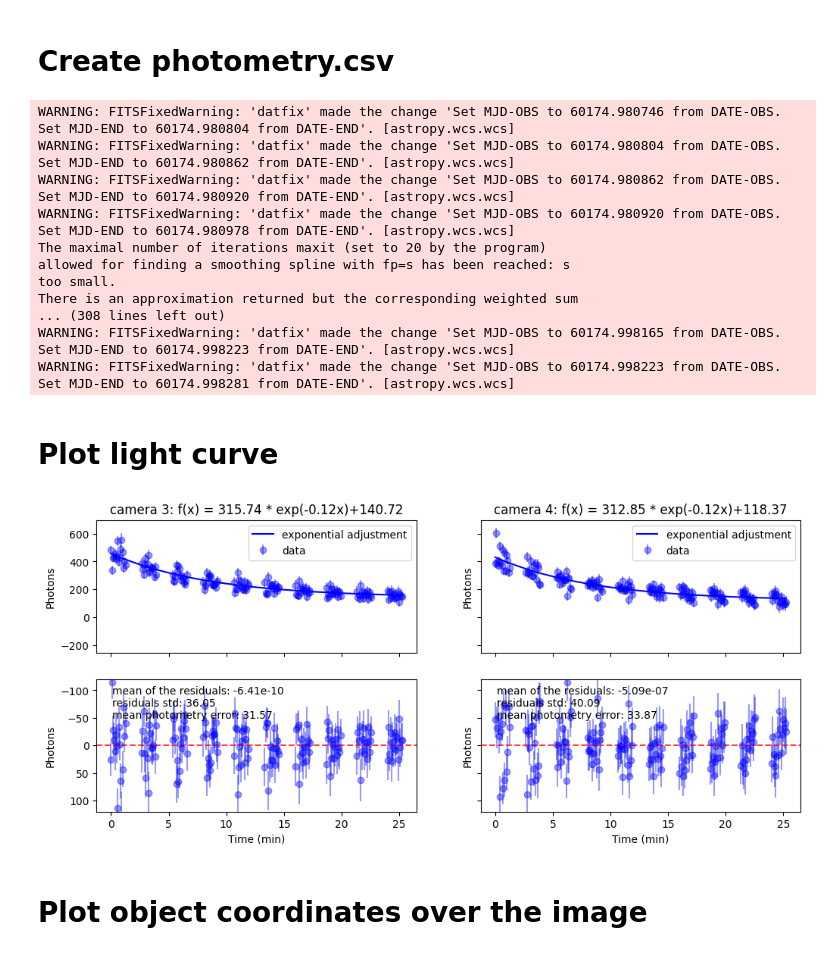
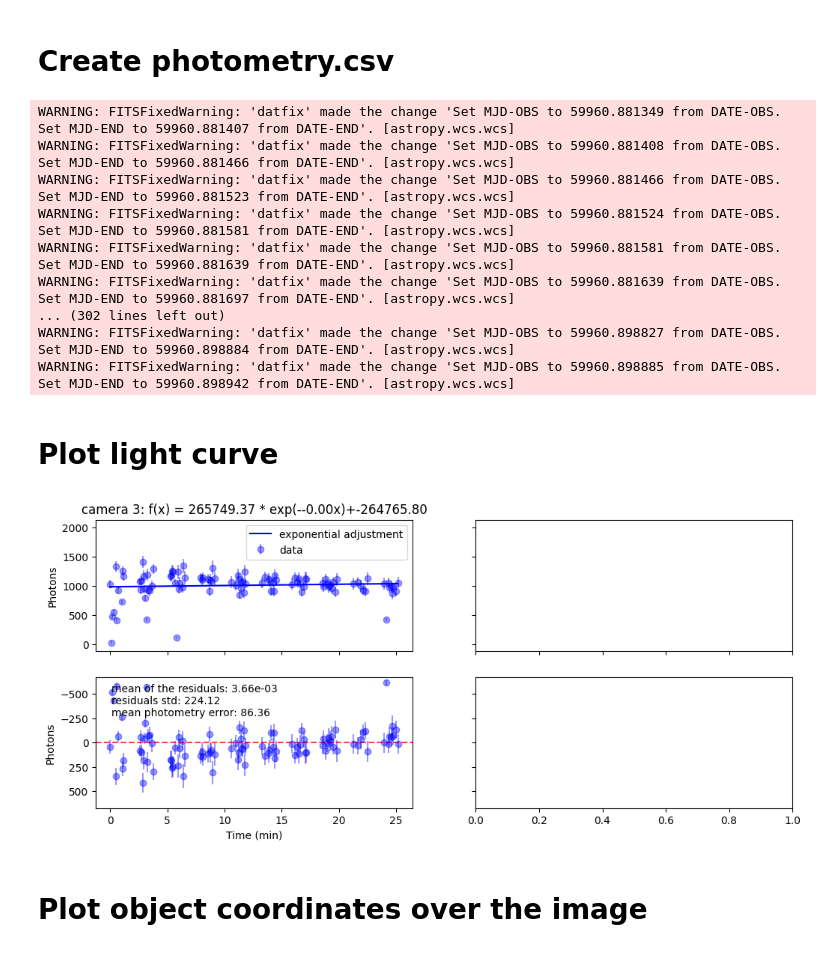
Before and after one commit to DBernardes/Tools-for-the-MOPTOP-pipeline-products, a Jupyter notebook: photometry_extraction.ipynb, the cells around one changed output. Cells and saved outputs as stored; diff of their text form; code cells hidden in the pictures.

```diff
--- a/photometry_extraction.ipynb
+++ b/photometry_extraction.ipynb
@@ -9,25 +9,20 @@ import numpy as np
 from photometry import Photometry
 from copy import copy
 
-star_name = "GRB 230818A"
-experiment = "all data"
+star_name = "GRB 1149293"
 _set = "first"
 camera = 3
-max_box_size = 20
 src_path = os.path.join(
     "..",
     "Pol charact MOPTOP",
     "Scientific objects",
     star_name,
-    experiment,
     f"{_set} set",
-    "combined images",
-    "2 positions",
     star_name,
 )
 
 
-file = os.path.join(src_path, f"4_e_20230818_5_2_1_1.fits")
+file = os.path.join(src_path, os.listdir(src_path)[0])
 image = fits.getdata(file)
 median = np.median(image)
 std = np.median(np.abs(image - median))
@@ -35,7 +30,7 @@ plt.imshow(
     image, vmax=median + 7 * std, vmin=median - 3 * std, origin="lower", cmap="gray"
 )
 
-csv_file = os.path.join(src_path, "..", "..", "setup", f"objects coordinates.csv")
+csv_file = os.path.join(src_path, "..", "setup", f"objects coordinates.csv")
 df = pd.read_csv(csv_file)
 objects = {
     "name": df["name"],
@@ -43,7 +38,7 @@ objects = {
     "dec": df[f"dec_cam{camera}"],
 }
 objects = pd.DataFrame.from_dict(objects)
-phot = Photometry(file, objects, max_box_size)
+phot = Photometry(file, objects)
 phot.reset_object_coords()
 for idx, _object in enumerate(phot.obj_list):
     name, x, y = _object.name, _object.xcoord, _object.ycoord
@@ -72,8 +67,6 @@ for obj_name in objects["name"]:
         "psf_radius": [],
         "star_photons": [],
         "star_error": [],
-        "star_mag": [],
-        "star_mag_err": [],
     }
 
 
@@ -82,7 +75,7 @@ for file in image_list:
     try:
         file_path = os.path.join(src_path, file)
 
-        phot = Photometry(file_path, objects, max_box_size)
+        phot = Photometry(file_path, objects)
         phot.reset_object_coords()
         phot.calc_psf_radius()
         phot.calc_sky_photons()
@@ -97,10 +90,6 @@ for file in image_list:
                 _object.star_photons
             )
             objects_photometry[_object.name]["star_error"].append(_object.star_err)
-            objects_photometry[_object.name]["star_mag"].append(_object.star_mag)
-            objects_photometry[_object.name]["star_mag_err"].append(
-                _object.star_mag_err
-            )
     except ValueError:
         continue
 
@@ -111,23 +100,23 @@ for obj_name, obj_info in objects_photometry.items():
     df.sort_values(by=["mjd"])
     df.to_csv(csv_file, index=False)
 # %% [output]
-WARNING: FITSFixedWarning: 'datfix' made the change 'Set MJD-OBS to 60174.980746 from DATE-OBS.
-Set MJD-END to 60174.980804 from DATE-END'. [astropy.wcs.wcs]
-WARNING: FITSFixedWarning: 'datfix' made the change 'Set MJD-OBS to 60174.980804 from DATE-OBS.
-Set MJD-END to 60174.980862 from DATE-END'. [astropy.wcs.wcs]
-WARNING: FITSFixedWarning: 'datfix' made the change 'Set MJD-OBS to 60174.980862 from DATE-OBS.
-Set MJD-END to 60174.980920 from DATE-END'. [astropy.wcs.wcs]
-WARNING: FITSFixedWarning: 'datfix' made the change 'Set MJD-OBS to 60174.980920 from DATE-OBS.
-Set MJD-END to 60174.980978 from DATE-END'. [astropy.wcs.wcs]
-The maximal number of iterations maxit (set to 20 by the program)
-allowed for finding a smoothing spline with fp=s has been reached: s
-too small.
-There is an approximation returned but the corresponding weighted sum
-... (308 lines left out)
-WARNING: FITSFixedWarning: 'datfix' made the change 'Set MJD-OBS to 60174.998165 from DATE-OBS.
-Set MJD-END to 60174.998223 from DATE-END'. [astropy.wcs.wcs]
-WARNING: FITSFixedWarning: 'datfix' made the change 'Set MJD-OBS to 60174.998223 from DATE-OBS.
-Set MJD-END to 60174.998281 from DATE-END'. [astropy.wcs.wcs]
+WARNING: FITSFixedWarning: 'datfix' made the change 'Set MJD-OBS to 59960.881349 from DATE-OBS.
+Set MJD-END to 59960.881407 from DATE-END'. [astropy.wcs.wcs]
+WARNING: FITSFixedWarning: 'datfix' made the change 'Set MJD-OBS to 59960.881408 from DATE-OBS.
+Set MJD-END to 59960.881466 from DATE-END'. [astropy.wcs.wcs]
+WARNING: FITSFixedWarning: 'datfix' made the change 'Set MJD-OBS to 59960.881466 from DATE-OBS.
+Set MJD-END to 59960.881523 from DATE-END'. [astropy.wcs.wcs]
+WARNING: FITSFixedWarning: 'datfix' made the change 'Set MJD-OBS to 59960.881524 from DATE-OBS.
+Set MJD-END to 59960.881581 from DATE-END'. [astropy.wcs.wcs]
+WARNING: FITSFixedWarning: 'datfix' made the change 'Set MJD-OBS to 59960.881581 from DATE-OBS.
+Set MJD-END to 59960.881639 from DATE-END'. [astropy.wcs.wcs]
+WARNING: FITSFixedWarning: 'datfix' made the change 'Set MJD-OBS to 59960.881639 from DATE-OBS.
+Set MJD-END to 59960.881697 from DATE-END'. [astropy.wcs.wcs]
+... (302 lines left out)
+WARNING: FITSFixedWarning: 'datfix' made the change 'Set MJD-OBS to 59960.898827 from DATE-OBS.
+Set MJD-END to 59960.898884 from DATE-END'. [astropy.wcs.wcs]
+WARNING: FITSFixedWarning: 'datfix' made the change 'Set MJD-OBS to 59960.898885 from DATE-OBS.
+Set MJD-END to 59960.898942 from DATE-END'. [astropy.wcs.wcs]
 # %% [markdown]
 # Plot light curve
 # %%
@@ -150,7 +139,7 @@ def read_csv_files(comparison_magnitude):
         csv_path = os.path.join(src_path, "..", "photometry")
         csv_file = os.path.join(csv_path, f"comparison_cam{camera}.csv")
         comp_1.append(pd.read_csv(csv_file))
-        csv_file = os.path.join(csv_path, f"original_cam{camera}.csv")
+        csv_file = os.path.join(csv_path, f"candidate_cam{camera}.csv")
         cand.append(pd.read_csv(csv_file))
     n = 300
     df = pd.concat(cand, axis=0, ignore_index=True)
@@ -167,7 +156,7 @@ def read_csv_files(comparison_magnitude):
     mjd = df["mjd"][:n]
     mjd = (mjd - mjd[0]) * 24 * 60
 
-    return mjd, cand, cand_err
+    return mjd, cand / comp, cand_err
 
 
 def calc_obj_magnitude(star_photons, star_err, comp_photons, comp_err, mag_comparison):
@@ -255,35 +244,35 @@ def plot_circular_data(mjd_start: float, ax):
 
         ax.errorbar(
             mjd[:n],
             mag[:n],
             err[:n],
             marker="o",
             color=["r", "g"][idx],
             label="Circular " + circular,
             alpha=0.5,
             ls="none",
         )
 
 
 comparison_magnitude = 14.406
 
 fig, axs = plt.subplots(2, 2, figsize=(12, 5), sharex="col", sharey="row")
-for camera in [3, 4]:
+for camera in [3]:
     mjd, star, star_err = read_csv_files(comparison_magnitude)
 
     exp_adjust, *adjus_param = calc_exponential_adjust(mjd, star)
 
     ax = axs[0, camera - 3]
     plot_light_curve(ax, mjd, star, star_err, exp_adjust, adjus_param, 5)
 
     ax = axs[1, camera - 3]
     plot_residuals(ax, star, star_err, exp_adjust, 3)
 
 
 plt.savefig(os.path.join(src_path, "..", "light_curve.png"))
 plt.show()
 # %% [output]
-[figure, old version]
+[figure, new version]
 # %% [markdown]
 # Plot object coordinates over the image
 # %%
```
Also changed, not shown: parts of 1 cell of this notebook, 7 other files.
